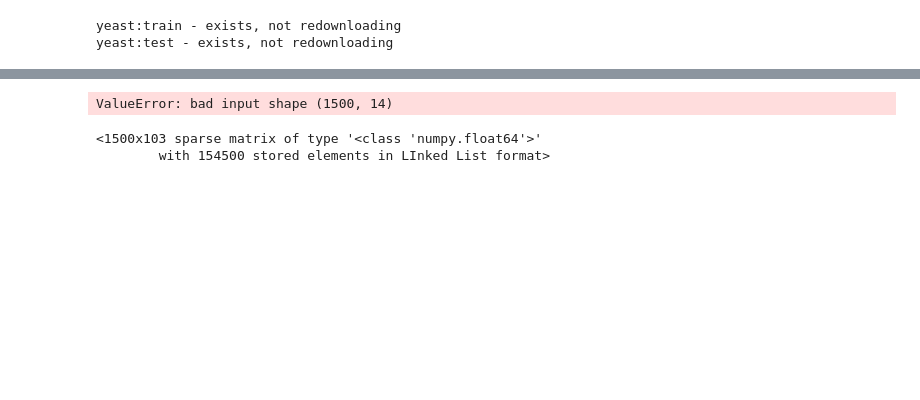
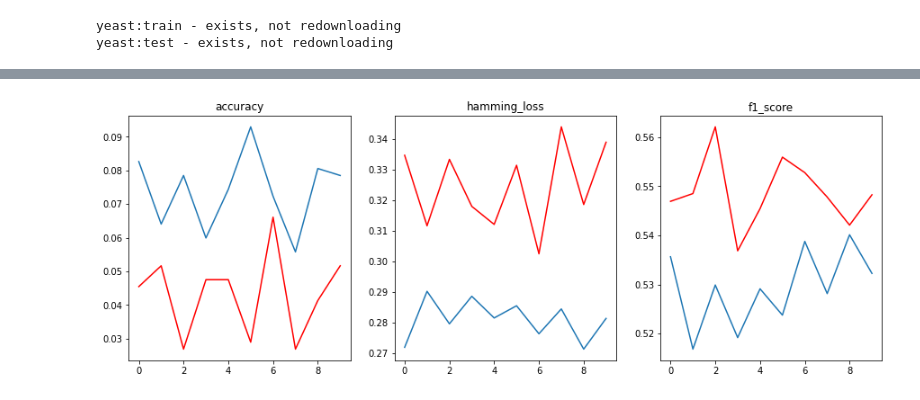
Before and after one commit to circle-lin/multi_label, a Jupyter notebook: BroadLearning/multi_label8.ipynb, the cells around one changed output, grey strips where cells are left out. Drawn from its saved outputs; the diff is of its cells as text; code cells hidden in the pictures; blank space fills up the shorter version.

```diff
--- a/BroadLearning/multi_label8.ipynb
+++ b/BroadLearning/multi_label8.ipynb
@@ -8,6 +35,10 @@ from skmultilearn.dataset import load_dataset
 # %%
 X_train, y_train, feature_names, label_names = load_dataset('yeast', 'train')
 X_test, y_test, _, _ = load_dataset('yeast', 'test')
+X=np.vstack([X_train.toarray(),X_test.toarray()])
+y=np.vstack([y_train.toarray(),y_test.toarray()])
 # %% [output]
 yeast:train - exists, not redownloading
 yeast:test - exists, not redownloading
+# %%
+num=10
@@ -13,0 +58,23 @@ yeast:test - exists, not redownloading
+# %%
+accuracy=[]
+hamming=[]
+f1=[]
+accuracy_2=[]
+hamming_2=[]
+f1_2=[]
+for i in range(num):
+    X_train,X_test,y_train,y_test=train_test_split(X,y,test_size=0.2)
+    X_train,X_alpha,y_train,y_alpha=train_test_split(X_train,y_train,test_size=0.1)
+    bls.fit(X_train,y_train)
+    bls.decoder_alpha(X_alpha,y_alpha)
+    predition=bls.predict(X_test)
+    accuracy.append(accuracy_score(y_pred=predition,y_true=y_test))
+    hamming.append(hamming_loss(y_pred=predition,y_true=y_test))
+    f1.append(f1_score(y_pred=predition,y_true=y_test,average='micro'))
+    y_train[y_train==0]=-1
+    bls_2.fit(X_train,y_train)
+    bls_2.decoder_alpha(X_alpha,y_alpha)
+    predition=bls_2.predict(X_test)
+    accuracy_2.append(accuracy_score(y_pred=predition,y_true=y_test))
+    hamming_2.append(hamming_loss(y_pred=predition,y_true=y_test))
+    f1_2.append(f1_score(y_pred=predition,y_true=y_test,average='micro'))
@@ -13,0 +99,17 @@ yeast:test - exists, not redownloading
+# %%
+plt.figure(1,figsize=(15,5))
+plt.subplot(1,3,1)
+plt.title("accuracy")
+plt.plot(accuracy,color='red')
+plt.plot(accuracy_2)
+plt.subplot(1,3,2)
+plt.title("hamming_loss")
+plt.plot(hamming,color='red')
+plt.plot(hamming_2)
+plt.subplot(1,3,3)
+plt.title("f1_score")
+plt.plot(f1,color='red')
+plt.plot(f1_2)
+plt.show()
+# %% [output]
+[figure, added]
@@ -25,14 +124,0 @@ from sklearn.tree import DecisionTreeClassifier
-# %%
-bag_clf = BaggingClassifier(bls, n_estimators=10)
-
-bag_clf.fit( X_train, y_train )
-y_pred = bag_clf.predict( X_test )
-pred_score = accuracy_score( y_pred, y_test )
-print( pred_score )
-# %% [output]
-ValueError: bad input shape (1500, 14)
-# %%
-X_train
-# %% [output]
-<1500x103 sparse matrix of type '<class 'numpy.float64'>'
-        with 154500 stored elements in LInked List format>
```
Also changed, not shown: parts of 9 cells of this notebook, 18 other files.
